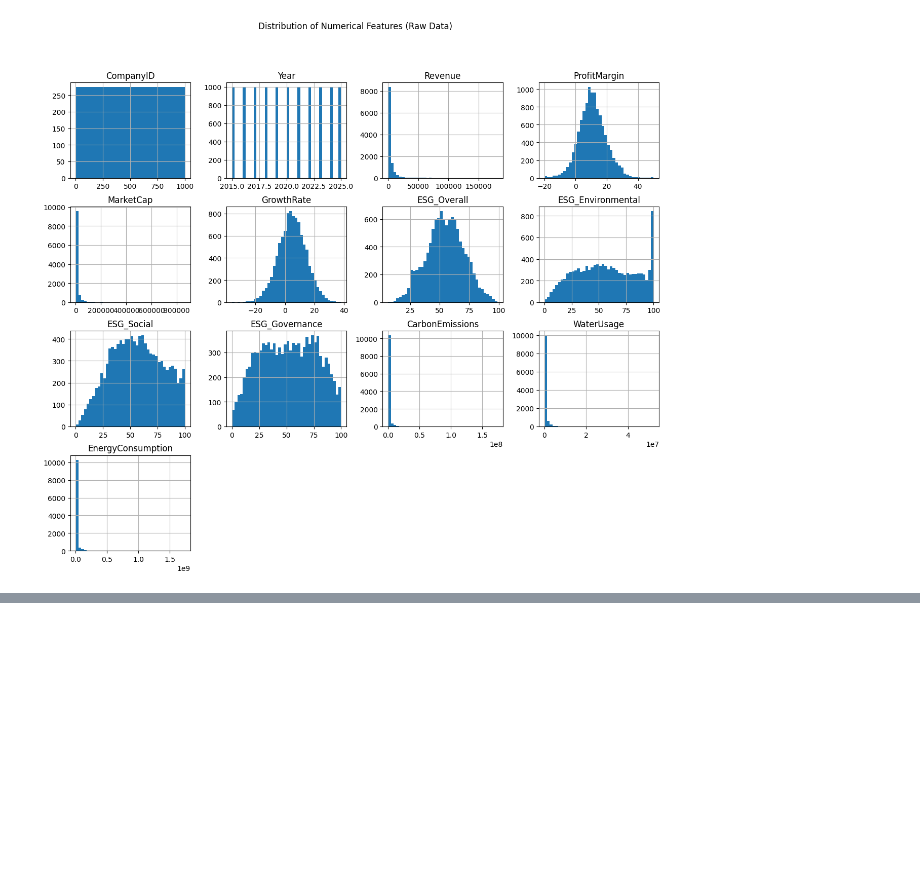
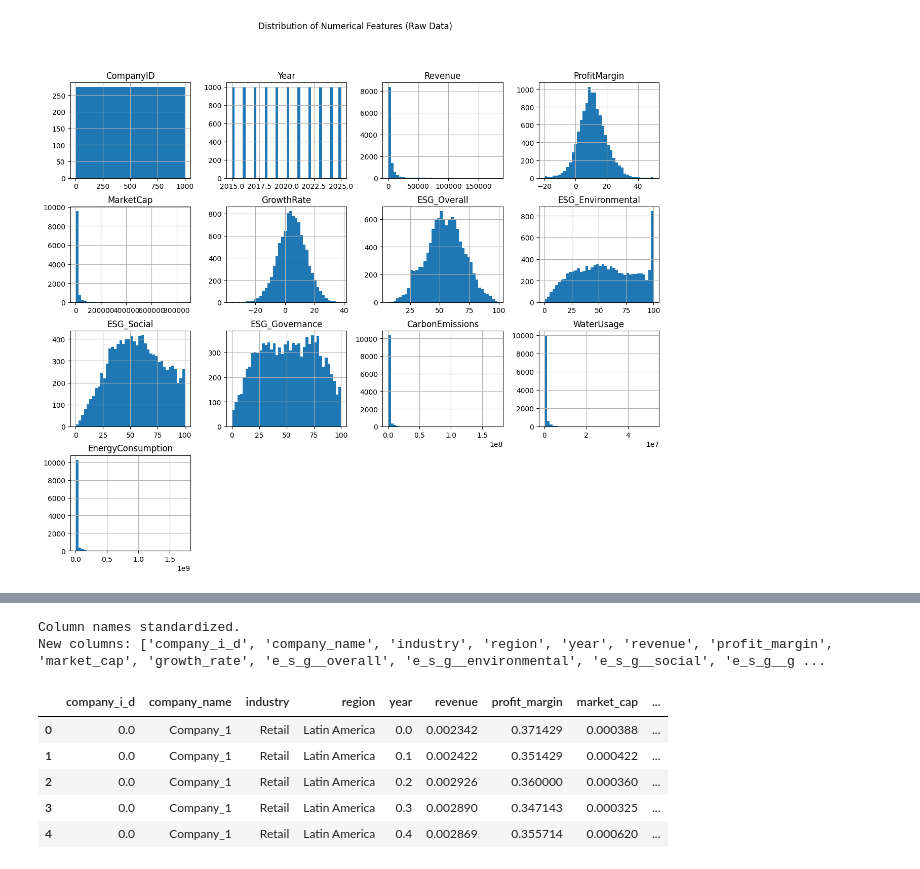
Before and after one commit to KuhuVyas/ESG-Financial-Metrics-Analysis-, a Jupyter notebook: 01_data_quality_cleaning.ipynb, the cells around one changed output, grey strips where cells are left out. Drawn from its saved outputs; the diff is of its cells as text; code cells hidden in the pictures; blank space fills up the shorter version.

Commit message:
completed epic e5-e6.

```diff
--- a/esg_analysis.ipynb
+++ b/01_data_quality_cleaning.ipynb
@@ -91,0 +174,27 @@ plt.show()
+# %%
+# TODO: EPIC - Data Cleaning
+# Prepare dataset
+
+# Drop duplicate rows if any
+df = df.drop_duplicates()
+
+# Standardize column names, handle camel case
+df.columns = (
+      df.columns.str.strip()
+      .str.replace(r'(?<!^)(?=[A-Z])', '_', regex=True)  # camelCase to snake_case
+      .str.lower()  # convert to lowercase
+      .str.replace(" ", "_")  # replace spaces
+  )
+
+print("Column names standardized.")
+print("New columns:", df.columns.tolist())
+display(df.head())
+# %% [output]
+Column names standardized.
+New columns: ['company_i_d', 'company_name', 'industry', 'region', 'year', 'revenue', 'profit_margin', 'market_cap', 'growth_rate', 'e_s_g__overall', 'e_s_g__environmental', 'e_s_g__social', 'e_s_g__g ...
+|  | company_i_d | company_name | industry | region | year | revenue | profit_margin | market_cap | ... |
+| 0 | 0.0 | Company_1 | Retail | Latin America | 0.0 | 0.002342 | 0.371429 | 0.000388 | ... |
+| 1 | 0.0 | Company_1 | Retail | Latin America | 0.1 | 0.002422 | 0.351429 | 0.000422 | ... |
+| 2 | 0.0 | Company_1 | Retail | Latin America | 0.2 | 0.002926 | 0.360000 | 0.000360 | ... |
+| 3 | 0.0 | Company_1 | Retail | Latin America | 0.3 | 0.002890 | 0.347143 | 0.000325 | ... |
+| 4 | 0.0 | Company_1 | Retail | Latin America | 0.4 | 0.002869 | 0.355714 | 0.000620 | ... |
```
Also changed, not shown: parts of 9 cells of this notebook, 3 other files.
